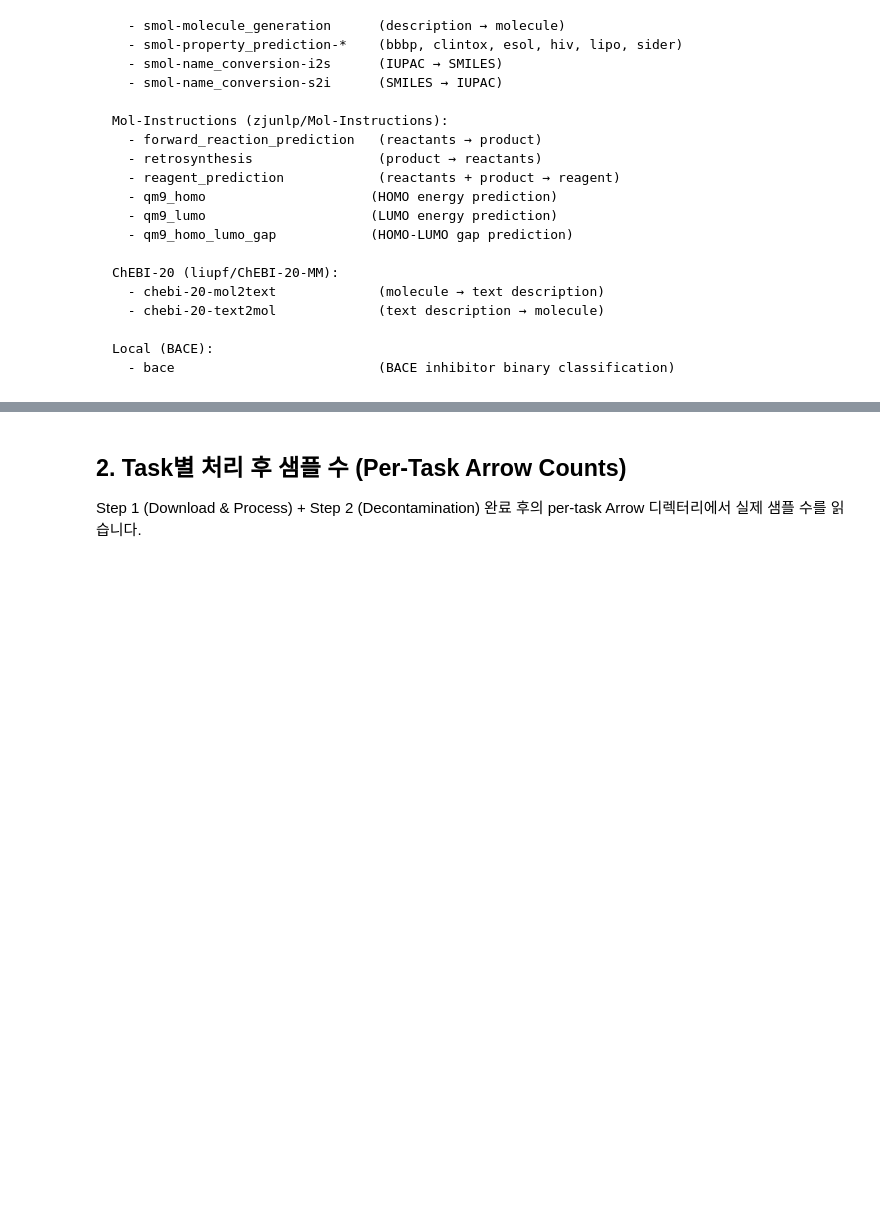
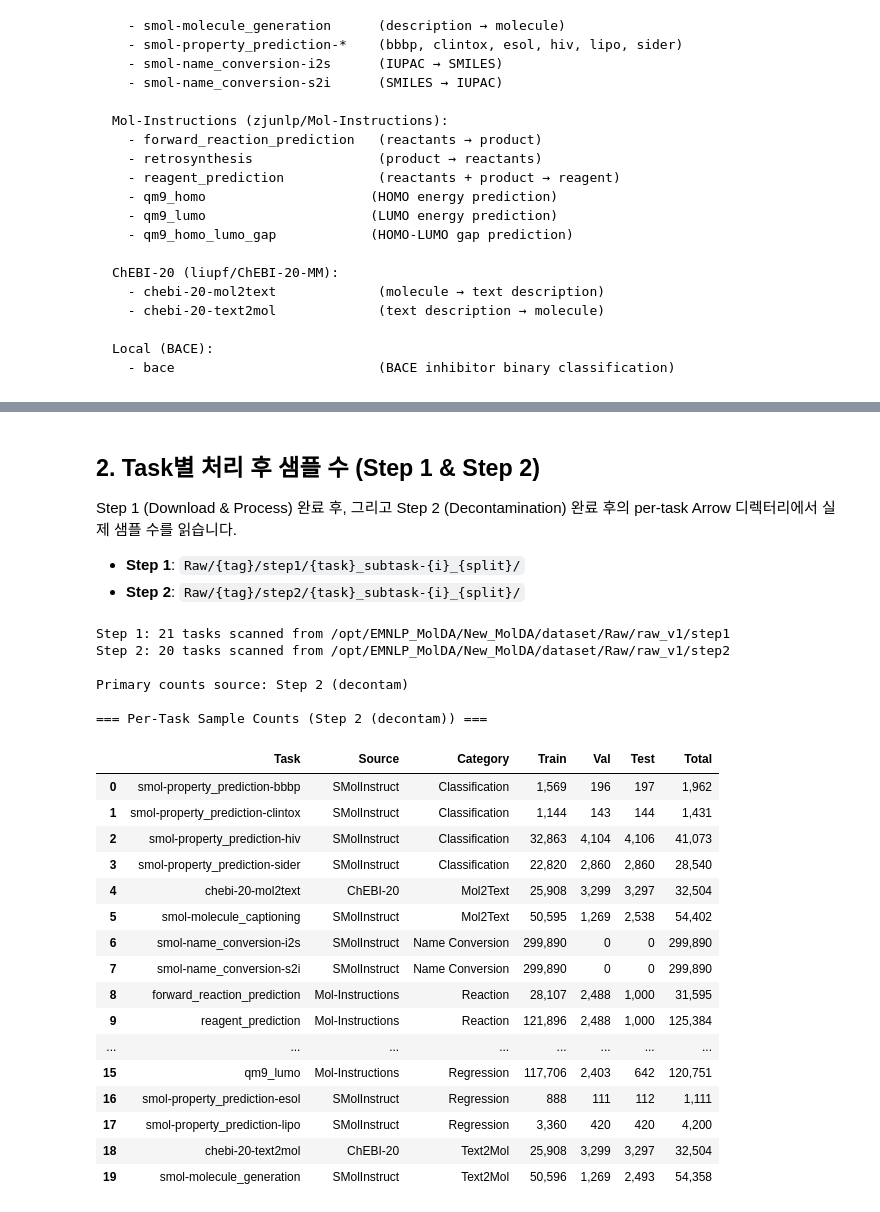
Before and after one commit to gkswns3708/MolDA, a Jupyter notebook: src/dataset_generation/dataset_summary.ipynb, the cells around one changed output, grey strips where cells are left out. Cells and saved outputs as stored; diff of their text form; code cells hidden in the pictures; blank space fills up the shorter version.

```diff
--- a/src/dataset_generation/dataset_summary.ipynb
+++ b/src/dataset_generation/dataset_summary.ipynb
@@ -75,19 +96,22 @@ def count_arrow_rows(dataset_dir):
     return total
 
 
-def scan_per_task_counts(tag_root):
-    """tag_root 아래의 모든 {task}_subtask-{idx}_{split} 디렉터리를 스캔하여
+def scan_per_task_counts(per_task_root):
+    """per_task_root 아래의 모든 {task}_subtask-{idx}_{split} 디렉터리를 스캔하여
     task별 train/val/test 카운트를 dict로 반환."""
     import re
     pattern = re.compile(r"^(.+)_subtask-(\d+|multi_label_classification)_(train|val|test)$")
     results = defaultdict(lambda: {"train": 0, "val": 0, "test": 0})
 
-    for entry in sorted(os.listdir(tag_root)):
+    if not os.path.isdir(per_task_root):
+        return {}
+
+    for entry in sorted(os.listdir(per_task_root)):
         m = pattern.match(entry)
         if not m:
             continue
         task_name, subtask_idx, split = m.groups()
-        count = count_arrow_rows(os.path.join(tag_root, entry))
+        count = count_arrow_rows(os.path.join(per_task_root, entry))
         if count is not None:
             results[task_name][split] = count
     return dict(results)
@@ -201,42 +229,70 @@ print(f"Categories: {sorted(set(TASK_CATEGORY.values()))}")
 # %% [markdown]
-## 2. Task별 처리 후 샘플 수 (Per-Task Arrow Counts)
+## 2. Task별 처리 후 샘플 수 (Step 1 & Step 2)
 
-Step 1 (Download & Process) + Step 2 (Decontamination) 완료 후의 per-task Arrow 디렉터리에서 실제 샘플 수를 읽습니다.
+Step 1 (Download & Process) 완료 후, 그리고 Step 2 (Decontamination) 완료 후의 per-task Arrow 디렉터리에서 실제 샘플 수를 읽습니다.
+
+- **Step 1**: `Raw/{tag}/step1/{task}_subtask-{i}_{split}/`
+- **Step 2**: `Raw/{tag}/step2/{task}_subtask-{i}_{split}/`
 # %%
 # ---------------------------------------------------------------------------
-# Per-Task 샘플 카운트 (가장 완전한 representation 기준)
+# Per-Task 샘플 카운트 — Step 1 & Step 2
 # ---------------------------------------------------------------------------
-# SELFIES가 full run이므로 기본으로 사용, 없으면 SMILES
-primary_repr = "SELFIES" if "SELFIES" in REPR_DIRS else list(REPR_DIRS.keys())[0]
-primary_root = REPR_DIRS[primary_repr]
-print(f"Primary representation for counting: {primary_repr}")
-print(f"Directory: {primary_root}\n")
+step1_counts = scan_per_task_counts(STEP1_ROOT)
+step2_counts = scan_per_task_counts(STEP2_ROOT)
 
-task_counts = scan_per_task_counts(primary_root)
+print(f"Step 1: {len(step1_counts)} tasks scanned from {STEP1_ROOT}")
+print(f"Step 2: {len(step2_counts)} tasks scanned from {STEP2_ROOT}")
+
+# 주 분석 대상은 Step 2 (decontamination 이후); 없으면 Step 1로 fallback
+task_counts = step2_counts if step2_counts else step1_counts
+primary_label = "Step 2 (decontam)" if step2_counts else "Step 1 (pre-decontam)"
+print(f"\nPrimary counts source: {primary_label}")
 
 # DataFrame으로 변환
 rows = []
 for task in sorted(task_counts.keys()):
     counts = task_counts[task]
     total = counts["train"] + counts["val"] + counts["test"]
     rows.append({
         "Task": task,
         "Source": TASK_TO_SOURCE.get(task, "Unknown"),
         "Category": TASK_CATEGORY.get(task, "Unknown"),
         "Train": counts["train"],
         "Val": counts["val"],
         "Test": counts["test"],
         "Total": total,
     })
 
 df_tasks = pd.DataFrame(rows)
 df_tasks = df_tasks.sort_values(["Category", "Source", "Task"]).reset_index(drop=True)
-
-# 숫자 포맷
 for col in ["Train", "Val", "Test", "Total"]:
     df_tasks[col] = df_tasks[col].astype(int)
 
-print(f"=== Per-Task Sample Counts ({primary_repr}) ===\n")
+print(f"\n=== Per-Task Sample Counts ({primary_label}) ===\n")
 display(df_tasks.style.format({
     "Train": "{:,}", "Val": "{:,}", "Test": "{:,}", "Total": "{:,}"
 }).set_properties(**{"text-align": "right"}, subset=["Train", "Val", "Test", "Total"]))
+# %% [output]
+Step 1: 21 tasks scanned from /opt/EMNLP_MolDA/New_MolDA/dataset/Raw/raw_v1/step1
+Step 2: 20 tasks scanned from /opt/EMNLP_MolDA/New_MolDA/dataset/Raw/raw_v1/step2
+
+Primary counts source: Step 2 (decontam)
+
+=== Per-Task Sample Counts (Step 2 (decontam)) ===
+|  | Task | Source | Category | Train | Val | Test | Total |
+| 0 | smol-property_prediction-bbbp | SMolInstruct | Classification | 1,569 | 196 | 197 | 1,962 |
+| 1 | smol-property_prediction-clintox | SMolInstruct | Classification | 1,144 | 143 | 144 | 1,431 |
+| 2 | smol-property_prediction-hiv | SMolInstruct | Classification | 32,863 | 4,104 | 4,106 | 41,073 |
+| 3 | smol-property_prediction-sider | SMolInstruct | Classification | 22,820 | 2,860 | 2,860 | 28,540 |
+| 4 | chebi-20-mol2text | ChEBI-20 | Mol2Text | 25,908 | 3,299 | 3,297 | 32,504 |
+| 5 | smol-molecule_captioning | SMolInstruct | Mol2Text | 50,595 | 1,269 | 2,538 | 54,402 |
+| 6 | smol-name_conversion-i2s | SMolInstruct | Name Conversion | 299,890 | 0 | 0 | 299,890 |
+| 7 | smol-name_conversion-s2i | SMolInstruct | Name Conversion | 299,890 | 0 | 0 | 299,890 |
+| 8 | forward_reaction_prediction | Mol-Instructions | Reaction | 28,107 | 2,488 | 1,000 | 31,595 |
+| 9 | reagent_prediction | Mol-Instructions | Reaction | 121,896 | 2,488 | 1,000 | 125,384 |
+| ... | ... | ... | ... | ... | ... | ... | ... |
+| 15 | qm9_lumo | Mol-Instructions | Regression | 117,706 | 2,403 | 642 | 120,751 |
+| 16 | smol-property_prediction-esol | SMolInstruct | Regression | 888 | 111 | 112 | 1,111 |
+| 17 | smol-property_prediction-lipo | SMolInstruct | Regression | 3,360 | 420 | 420 | 4,200 |
+| 18 | chebi-20-text2mol | ChEBI-20 | Text2Mol | 25,908 | 3,299 | 3,297 | 32,504 |
+| 19 | smol-molecule_generation | SMolInstruct | Text2Mol | 50,596 | 1,269 | 2,493 | 54,358 |
```
Also changed, not shown: parts of 49 cells of this notebook, 22 other files.
